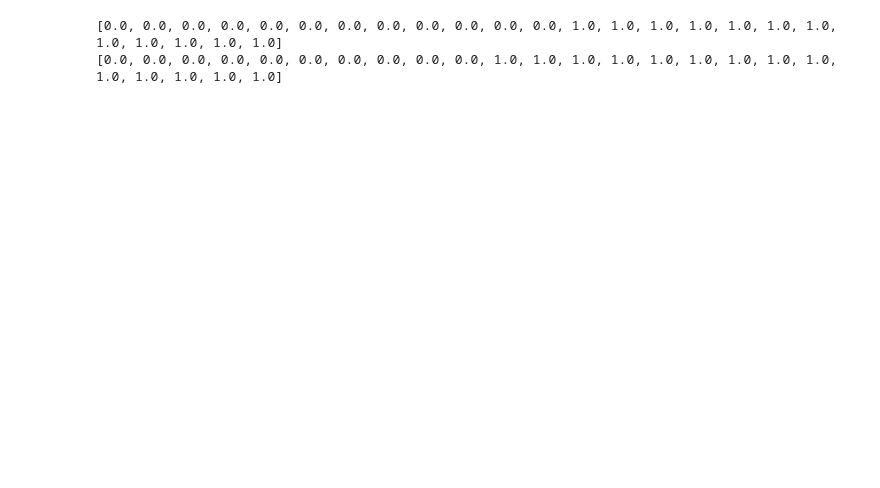
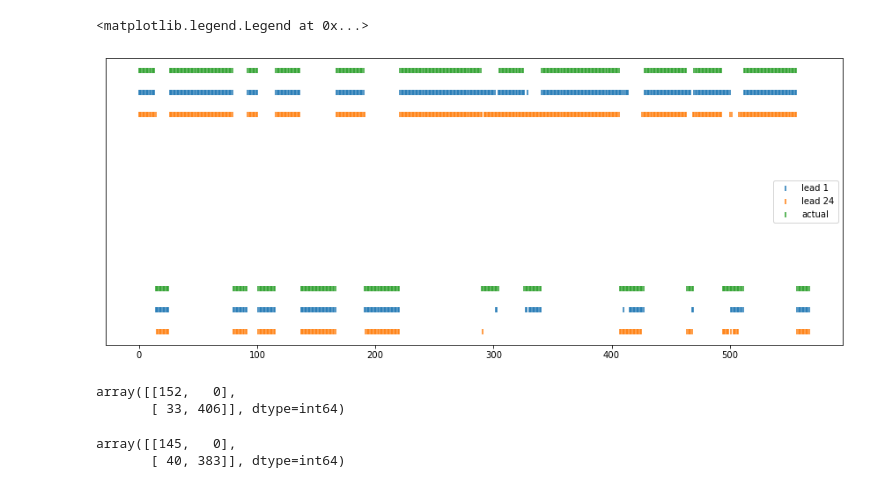
Before and after one commit to chenxd2/DSI-KPMG-Capstone, a Jupyter notebook: ensemble_rf.ipynb, the cells around one changed output. Cells and saved outputs as stored; diff of their text form; code cells hidden in the pictures; blank space fills up the shorter version.

```diff
--- a/ensemble_rf.ipynb
+++ b/ensemble_rf.ipynb
@@ -214,7 +228,27 @@ d=d.astype('datetime64[D]')
 lags = [24]*24
 leads = range(1,len(d)+1)
 rf_model = AutoRF(data_name='data_1107.xlsx', target_name='SP500-EPS-Index', drop_cols=[])
-rf_model.run(timearray=d, lags=lags, leads=leads)
+rf_model.run(lags=lags, leads=leads)
-# %% [output]
-[0.0, 0.0, 0.0, 0.0, 0.0, 0.0, 0.0, 0.0, 0.0, 0.0, 0.0, 0.0, 1.0, 1.0, 1.0, 1.0, 1.0, 1.0, 1.0, 1.0, 1.0, 1.0, 1.0, 1.0]
-[0.0, 0.0, 0.0, 0.0, 0.0, 0.0, 0.0, 0.0, 0.0, 0.0, 1.0, 1.0, 1.0, 1.0, 1.0, 1.0, 1.0, 1.0, 1.0, 1.0, 1.0, 1.0, 1.0, 1.0]
+# %%
+y_p, y_t = rf_model.get_backtesting()
+# %%
+plt.figure(figsize=(15, 6))
+
+plt.scatter(list(range(len(y_p[23]))), y_p[0][23:]-0.1, label='lead 1', marker='|')
+plt.scatter(list(range(len(y_p[23]))),y_p[23]-0.2, label='lead 24', marker='|')
+plt.scatter(list(range(len(y_p[23]))),y_t[23], label='actual', marker='|')
+plt.yticks([])
+plt.legend()
+# %% [output]
+<matplotlib.legend.Legend at 0x...>
+[figure, added]
+# %%
+confusion_matrix(y_p[0], y_t[0])
+# %% [output]
+array([[152,   0],
+       [ 33, 406]], dtype=int64)
+# %%
+confusion_matrix(y_p[23], y_t[23])
+# %% [output]
+array([[145,   0],
+       [ 40, 383]], dtype=int64)
```
Also changed, not shown: parts of 1 cell of this notebook, 3 other files.
